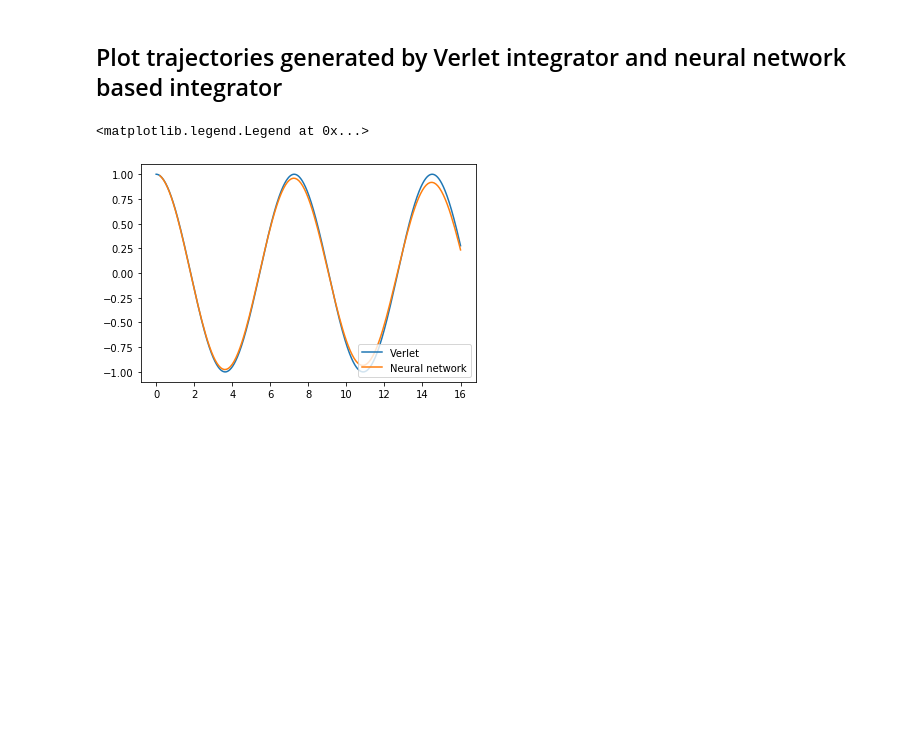
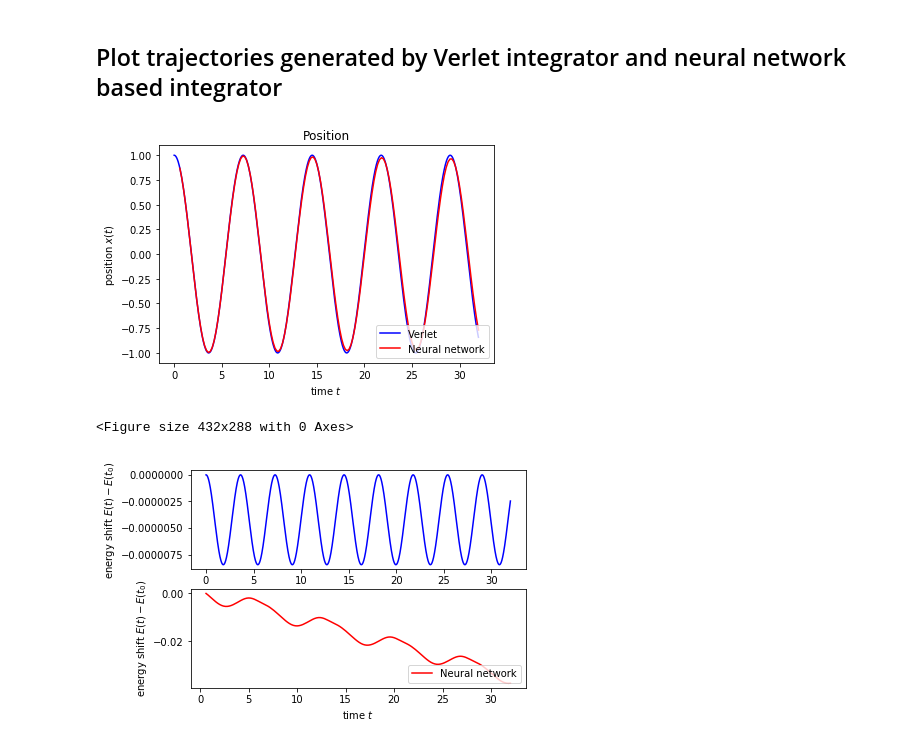
Before and after one commit to eikehmueller/neuralnetworkintegrators, a Jupyter notebook: LSTMIntegrator.ipynb, the cells around one changed output. Drawn from its saved outputs; the diff is of its cells as text; code cells hidden in the pictures; blank space fills up the shorter version.

````diff
--- a/LSTMIntegrator.ipynb
+++ b/LSTMIntegrator.ipynb
@@ -153,7 +179,7 @@ Note that training history can be visualised with tensorboard:
 tensorboard --logdir=./tb_logs
 ```
 # %%
-EPOCHS=1500
+EPOCHS=400
 STEPS_PER_EPOCH=100
 log_dir = './tb_logs/'
 tensorboard_cb = tf.keras.callbacks.TensorBoard(log_dir=log_dir)
@@ -187,7 +211,7 @@ See also [Convergence history on tensorboard](https://tensorboard.dev/experiment
 ## Plot trajectories generated by Verlet integrator and neural network based integrator
 # %%
 # Final time
-T_final = 16
+T_final = 32
 
 # Initial conditions
 x = np.zeros(1)
@@ -200,39 +224,61 @@ verlet_integrator.set_state(x,v)
 t = 0.0
 t_verlet = []
 x_verlet = []
+E_verlet = []
 while t<T_final:
     t_verlet.append(t)
+    E_verlet.append(verlet_integrator.energy())
     x_verlet.append(verlet_integrator.x[0])
     verlet_integrator.integrate(1)
     t += dt_verlet
 
 
 # ==== Neural network integrator ====
 
 # Initialise with Verlet integrator
 x_initial = np.zeros((nn_integrator.nsteps,nn_integrator.dynamical_system.dim))
 v_initial = np.zeros((nn_integrator.nsteps,nn_integrator.dynamical_system.dim))
 verlet_integrator.set_state(x,v)
 for k in range(nn_integrator.nsteps):
     x_initial[k,:] = verlet_integrator.x[:]
     v_initial[k,:] = verlet_integrator.v[:]
     verlet_integrator.integrate(int(dt/dt_verlet))
 nn_integrator.set_state(x_initial,v_initial)
 t = (nn_integrator.nsteps-1)*nn_integrator.dt
 
 # Timestepping loop
 t_nn = []
 x_nn = []
+E_nn = []
 while t<T_final:
     t_nn.append(t)
     x_nn.append(nn_integrator.x[0])
+    E_nn.append(nn_integrator.energy())
     nn_integrator.integrate(1)
     t += dt
 
-# Plot all trajectories
-plt.plot(t_verlet,x_verlet,label='Verlet')
-plt.plot(t_nn,x_nn,label='Neural network')
+# Plot position as a function of time
+plt.plot(t_verlet,x_verlet,label='Verlet',color='blue')
+plt.plot(t_nn,x_nn,label='Neural network',color='red')
 plt.legend(loc='lower right')
+ax = plt.gca()
+ax.set_xlabel('time $t$')
+ax.set_ylabel('position $x(t)$')
+ax.set_title('Position')
+plt.show()
+
+plt.clf()
+# Plot energy as a function of time
+# (subtract energy at time t=0 to show energy drift)
+fig, axs = plt.subplots(2,1)
+axs[0].plot(t_verlet,E_verlet-E_verlet[0],label='Verlet',color='blue')
+axs[1].plot(t_nn,E_nn-E_nn[0],label='Neural network',color='red')
+plt.legend(loc='lower right')
+for ax in axs:
+    ax.set_xlabel('time $t$')
+    ax.set_ylabel('energy shift $E(t)-E(t_0)$')
+plt.show()
 # %% [output]
+[figure, new version]
-<matplotlib.legend.Legend at 0x...>
+<Figure size 432x288 with 0 Axes>
-[figure, old version]
+[figure, added]
````
Also changed, not shown: parts of 6 cells of this notebook, 2 other files.
